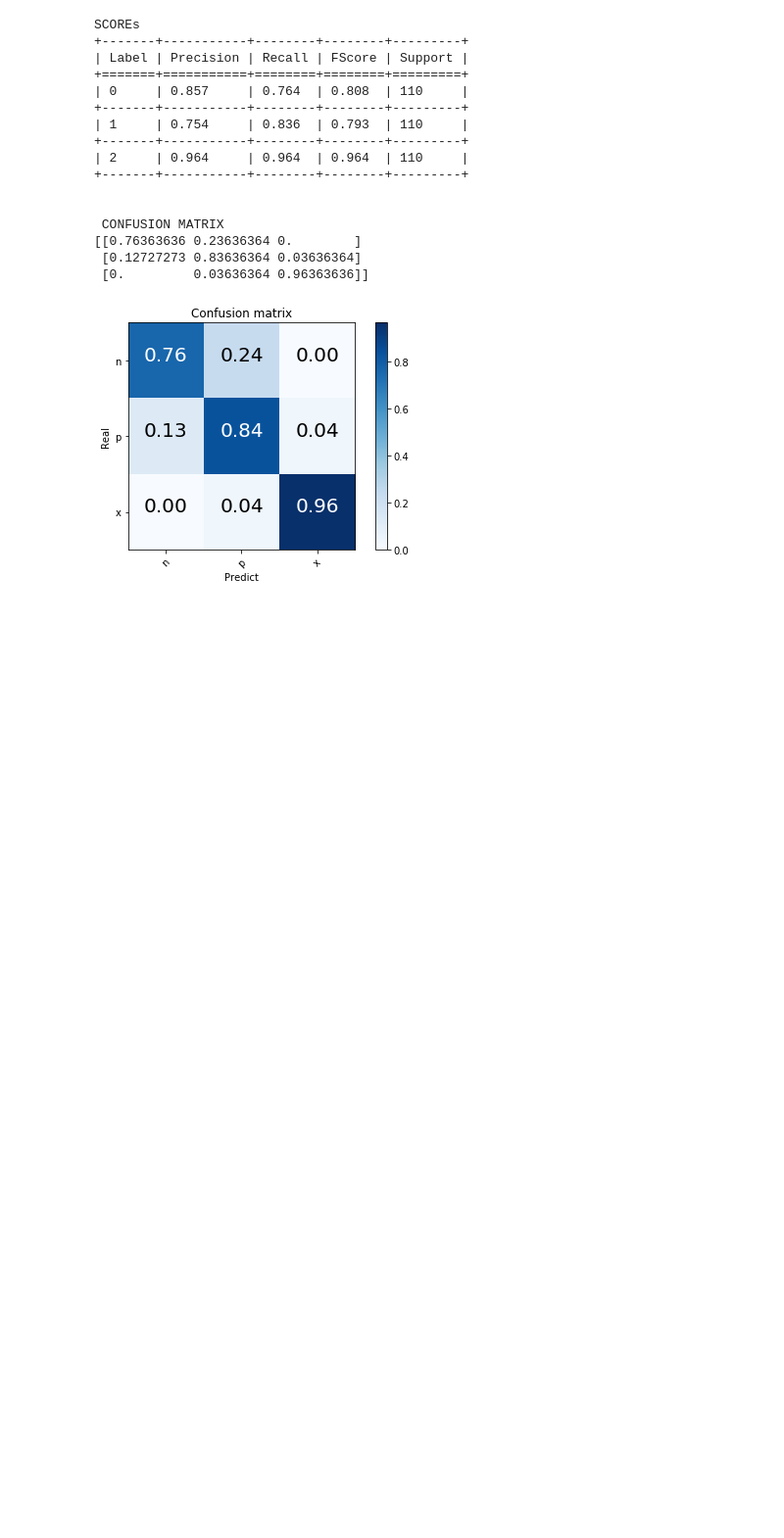
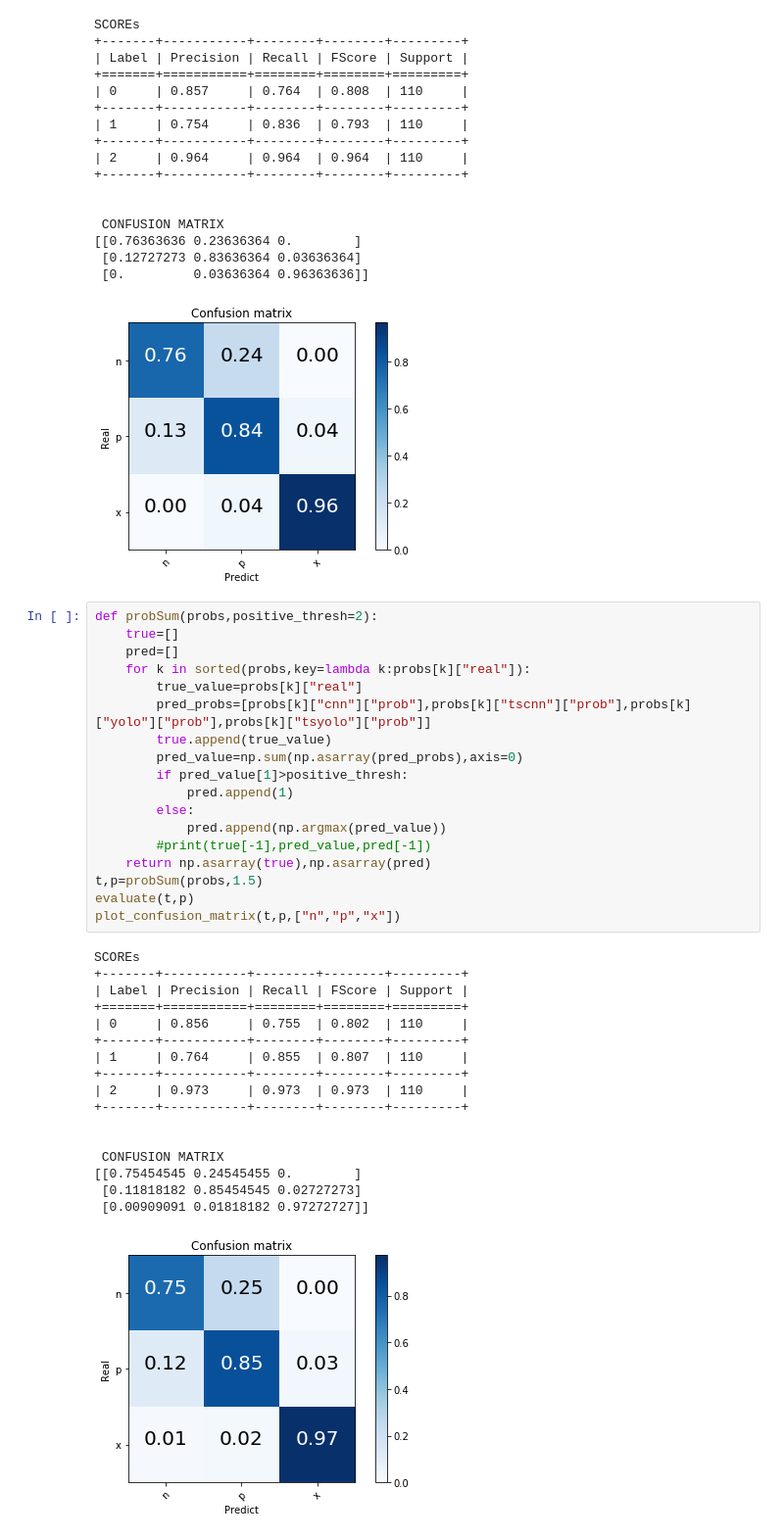
Before and after one commit to cilegann/TuberculosisDetect, a Jupyter notebook: src/detect_flow.ipynb, the cells around one changed output. Shown: that part at 98% size. Cells and saved outputs as stored; diff of their text form; blank space fills up the shorter version.

Commit message:
sum of prob method added

```diff
--- a/src/detect_flow.ipynb
+++ b/src/detect_flow.ipynb
@@ -143,3 +143,39 @@ SCOREs
  [0.12727273 0.83636364 0.03636364]
  [0.         0.03636364 0.96363636]]
 [figure]
+# %%
+def probSum(probs,positive_thresh=2):
+    true=[]
+    pred=[]
+    for k in sorted(probs,key=lambda k:probs[k]["real"]):
+        true_value=probs[k]["real"]
+        pred_probs=[probs[k]["cnn"]["prob"],probs[k]["tscnn"]["prob"],probs[k]["yolo"]["prob"],probs[k]["tsyolo"]["prob"]]
+        true.append(true_value)
+        pred_value=np.sum(np.asarray(pred_probs),axis=0)
+        if pred_value[1]>positive_thresh:
+            pred.append(1)
+        else:
+            pred.append(np.argmax(pred_value))
+        #print(true[-1],pred_value,pred[-1])
+    return np.asarray(true),np.asarray(pred)
+t,p=probSum(probs,1.5)
+evaluate(t,p)
+plot_confusion_matrix(t,p,["n","p","x"])
+# %% [output]
+SCOREs
++-------+-----------+--------+--------+---------+
+| Label | Precision | Recall | FScore | Support |
++=======+===========+========+========+=========+
+| 0     | 0.856     | 0.755  | 0.802  | 110     |
++-------+-----------+--------+--------+---------+
+| 1     | 0.764     | 0.855  | 0.807  | 110     |
++-------+-----------+--------+--------+---------+
+| 2     | 0.973     | 0.973  | 0.973  | 110     |
++-------+-----------+--------+--------+---------+
+
+
+ CONFUSION MATRIX
+[[0.75454545 0.24545455 0.        ]
+ [0.11818182 0.85454545 0.02727273]
+ [0.00909091 0.01818182 0.97272727]]
+[figure, added]
```
Also changed, not shown: parts of 1 cell of this notebook.
